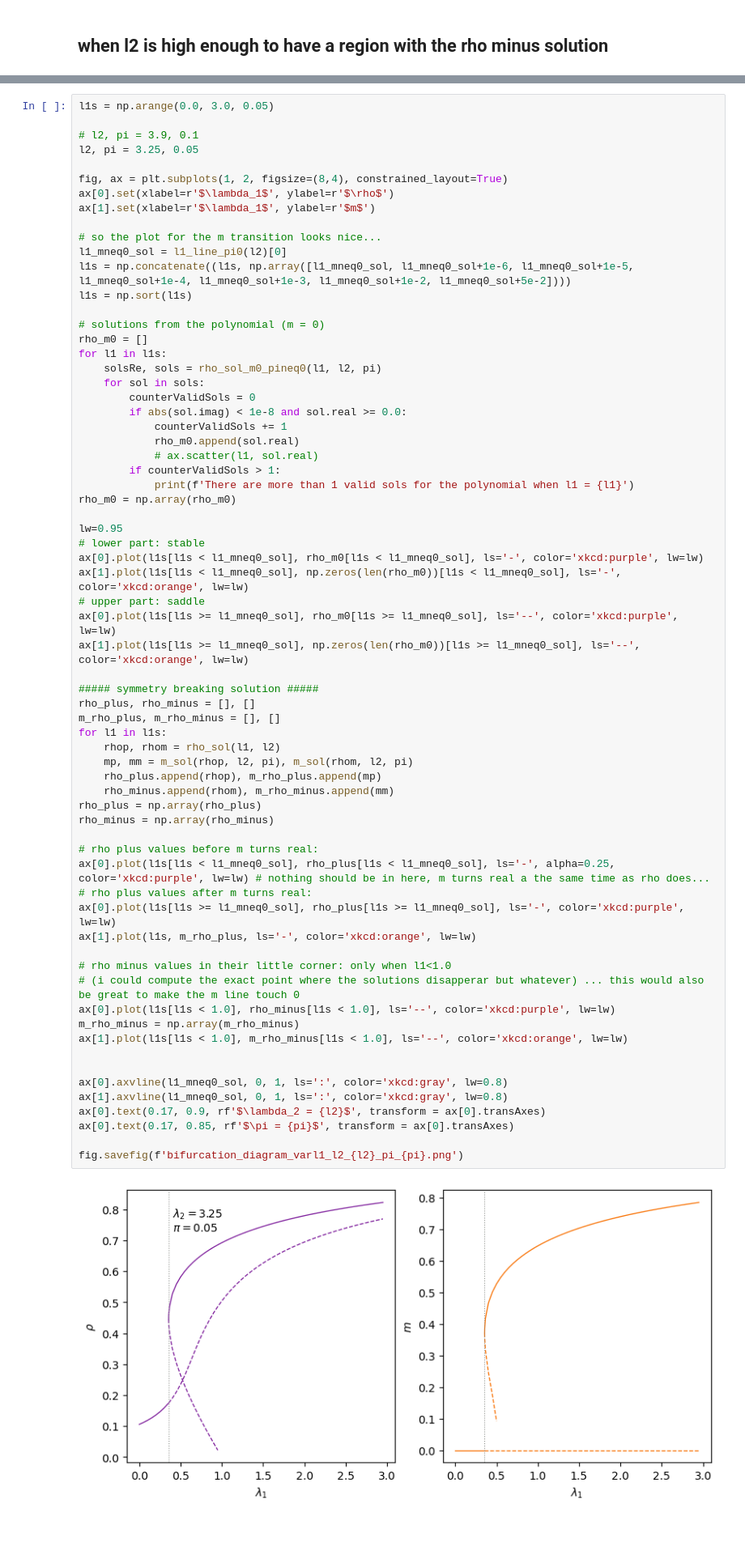
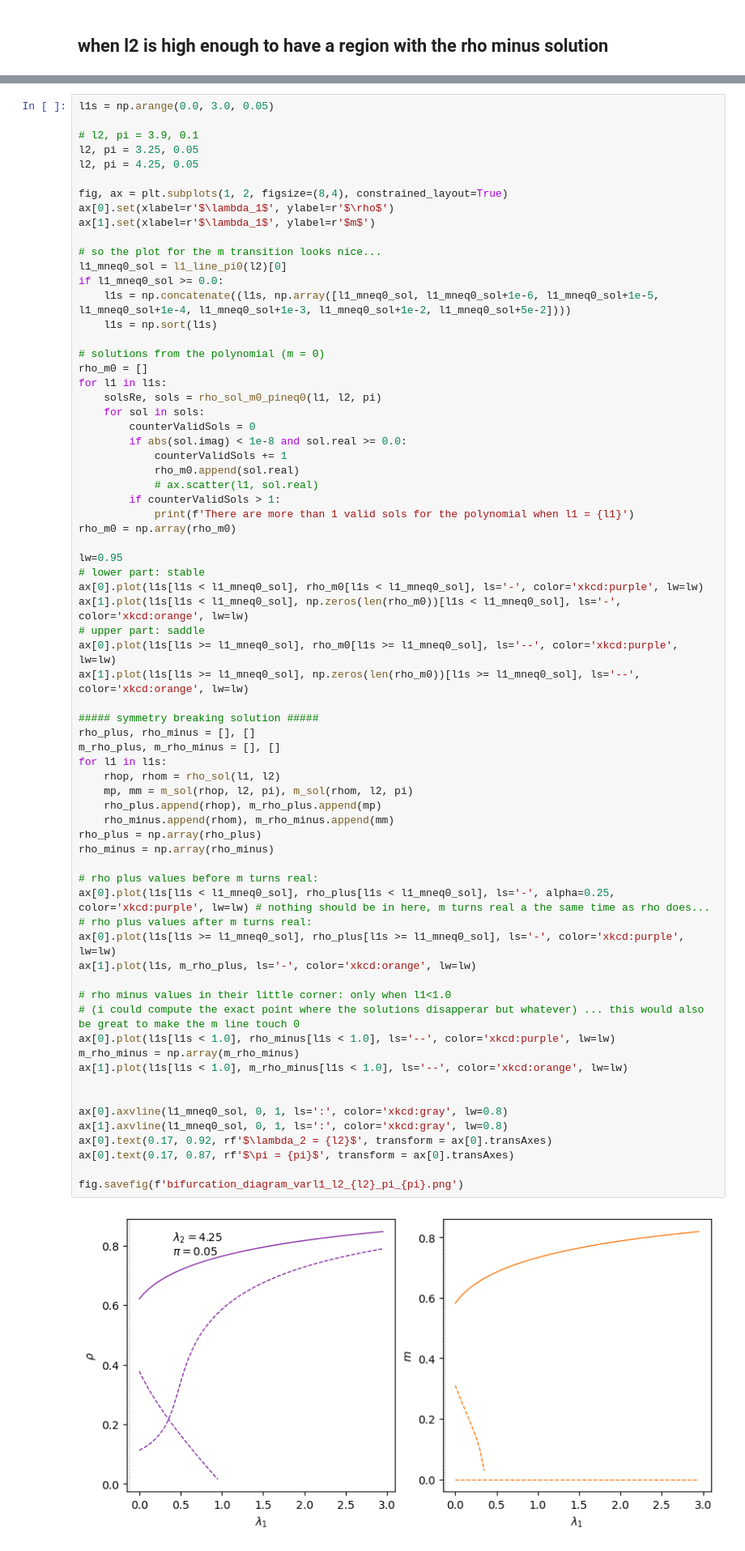
Before and after one commit to dmarchp/TFM_code, a Jupyter notebook: non_lin_models/det_sols_non_lin/1and2simplices.ipynb, the cells around one changed output, grey strips where cells are left out. Shown at 81% size. Drawn from its saved outputs; the diff is of its cells as text.

```diff
--- a/non_lin_models/det_sols_non_lin/1and2simplices.ipynb
+++ b/non_lin_models/det_sols_non_lin/1and2simplices.ipynb
@@ -454,6 +458,7 @@ l1s = np.arange(0.0, 3.0, 0.05)
 
 # l2, pi = 3.9, 0.1
 l2, pi = 3.25, 0.05
+l2, pi = 4.25, 0.05
 
 fig, ax = plt.subplots(1, 2, figsize=(8,4), constrained_layout=True)
 ax[0].set(xlabel=r'$\lambda_1$', ylabel=r'$\rho$')
@@ -461,8 +466,9 @@ ax[1].set(xlabel=r'$\lambda_1$', ylabel=r'$m$')
 
 # so the plot for the m transition looks nice...
 l1_mneq0_sol = l1_line_pi0(l2)[0]
-l1s = np.concatenate((l1s, np.array([l1_mneq0_sol, l1_mneq0_sol+1e-6, l1_mneq0_sol+1e-5, l1_mneq0_sol+1e-4, l1_mneq0_sol+1e-3, l1_mneq0_sol+1e-2, l1_mneq0_sol+5e-2])))
-l1s = np.sort(l1s)
+if l1_mneq0_sol >= 0.0:
+    l1s = np.concatenate((l1s, np.array([l1_mneq0_sol, l1_mneq0_sol+1e-6, l1_mneq0_sol+1e-5, l1_mneq0_sol+1e-4, l1_mneq0_sol+1e-3, l1_mneq0_sol+1e-2, l1_mneq0_sol+5e-2])))
+    l1s = np.sort(l1s)
 
 # solutions from the polynomial (m = 0)
 rho_m0 = []
@@ -488,36 +494,36 @@ ax[1].plot(l1s[l1s >= l1_mneq0_sol], np.zeros(len(rho_m0))[l1s >= l1_mneq0_sol],
 
 ##### symmetry breaking solution #####
 rho_plus, rho_minus = [], []
 m_rho_plus, m_rho_minus = [], []
 for l1 in l1s:
     rhop, rhom = rho_sol(l1, l2)
     mp, mm = m_sol(rhop, l2, pi), m_sol(rhom, l2, pi)
     rho_plus.append(rhop), m_rho_plus.append(mp)
     rho_minus.append(rhom), m_rho_minus.append(mm)
 rho_plus = np.array(rho_plus)
 rho_minus = np.array(rho_minus)
 
 # rho plus values before m turns real:
 ax[0].plot(l1s[l1s < l1_mneq0_sol], rho_plus[l1s < l1_mneq0_sol], ls='-', alpha=0.25, color='xkcd:purple', lw=lw) # nothing should be in here, m turns real a the same time as rho does...
 # rho plus values after m turns real:
 ax[0].plot(l1s[l1s >= l1_mneq0_sol], rho_plus[l1s >= l1_mneq0_sol], ls='-', color='xkcd:purple', lw=lw)
 ax[1].plot(l1s, m_rho_plus, ls='-', color='xkcd:orange', lw=lw)
 
 # rho minus values in their little corner: only when l1<1.0
 # (i could compute the exact point where the solutions disapperar but whatever) ... this would also be great to make the m line touch 0
 ax[0].plot(l1s[l1s < 1.0], rho_minus[l1s < 1.0], ls='--', color='xkcd:purple', lw=lw)
 m_rho_minus = np.array(m_rho_minus)
 ax[1].plot(l1s[l1s < 1.0], m_rho_minus[l1s < 1.0], ls='--', color='xkcd:orange', lw=lw)
 
 
 ax[0].axvline(l1_mneq0_sol, 0, 1, ls=':', color='xkcd:gray', lw=0.8)
 ax[1].axvline(l1_mneq0_sol, 0, 1, ls=':', color='xkcd:gray', lw=0.8)
-ax[0].text(0.17, 0.9, rf'$\lambda_2 = {l2}$', transform = ax[0].transAxes)
-ax[0].text(0.17, 0.85, rf'$\pi = {pi}$', transform = ax[0].transAxes)
+ax[0].text(0.17, 0.92, rf'$\lambda_2 = {l2}$', transform = ax[0].transAxes)
+ax[0].text(0.17, 0.87, rf'$\pi = {pi}$', transform = ax[0].transAxes)
 
 fig.savefig(f'bifurcation_diagram_varl1_l2_{l2}_pi_{pi}.png')
 # %% [output]
-[figure, old version]
+[figure, new version]
 # %% [markdown]
 ## when l2 > 1:
 # %%
```
Also changed, not shown: parts of 2 cells of this notebook, 21 other files.
